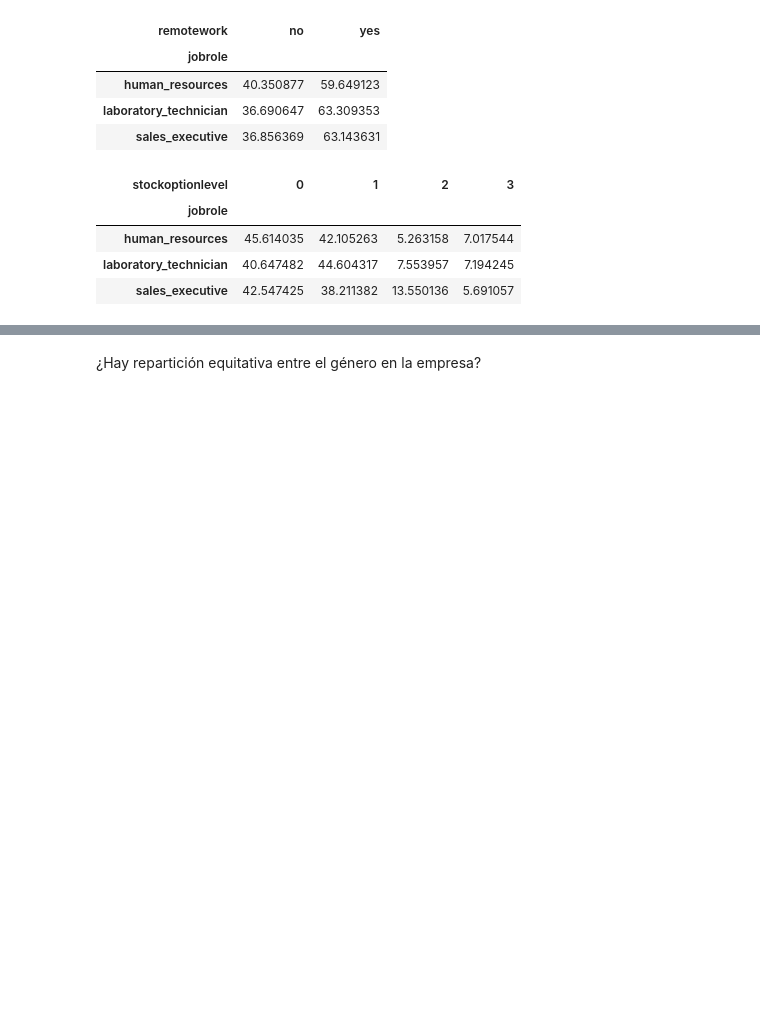
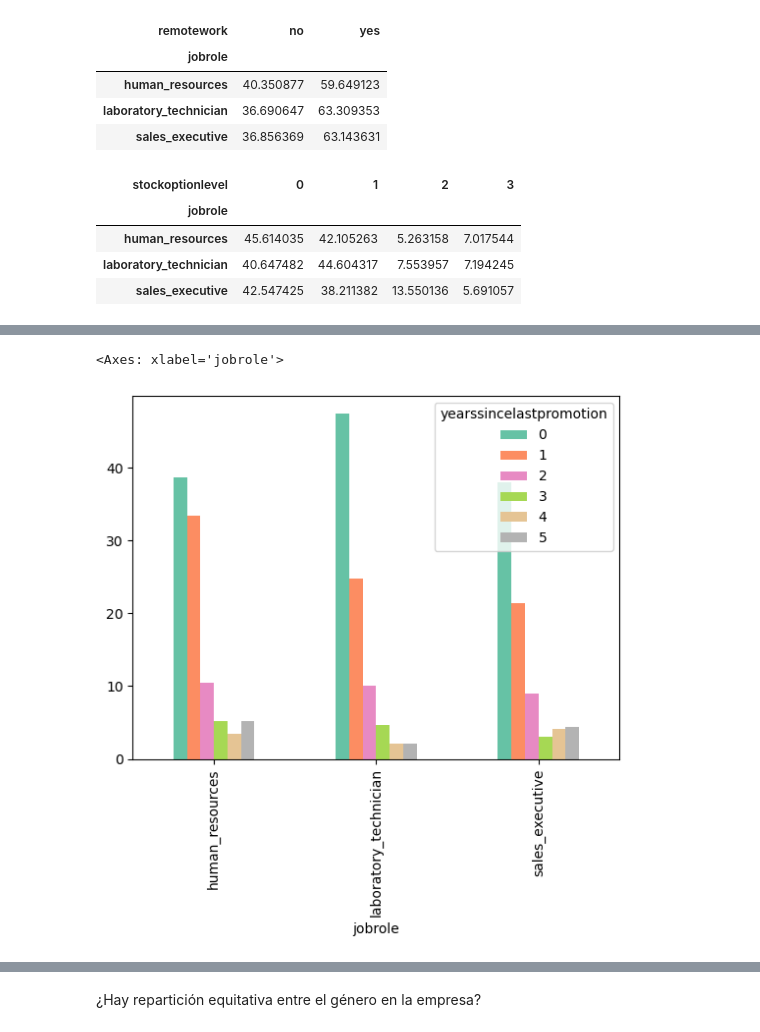
Before and after one commit to NuriaSalasVazquez/project-da-promo-49-modulo-3-team-4, a Jupyter notebook: EDA.ipynb, the cells around one changed output, grey strips where cells are left out. Saved outputs shown, nothing was run; the diff lists cells and outputs as text; code cells hidden in the pictures; blank space fills up the shorter version.

```diff
--- a/EDA.ipynb
+++ b/EDA.ipynb
@@ -880,2 +891,2 @@ pd.crosstab(df_filtrado['jobrole'], df_filtrado['yearsatcompany'], normalize='in
 # %%
-pd.crosstab(df_filtrado['jobrole'], df_filtrado['yearssincelastpromotion'], normalize='index') * 100
+crosstab = pd.crosstab(df_filtrado['jobrole'], df_filtrado['yearssincelastpromotion'], normalize='index') * 100
@@ -888,3 +893,11 @@ pd.crosstab(df_filtrado['jobrole'], df_filtrado['yearssincelastpromotion'], norm
+# %%
+crosstab_filtered = crosstab.loc[:, crosstab.columns <= 5]
+# %%
+
+crosstab_filtered.plot(kind='bar', stacked=False, colormap='Set2')
+# %% [output]
+<Axes: xlabel='jobrole'>
+[figure, added]
 # %%
 pd.crosstab(df_filtrado['jobrole'], df_filtrado['yearswithcurrmanager'], normalize='index') * 100
 # %% [output]
```
Also changed, not shown: parts of 4 cells of this notebook.
